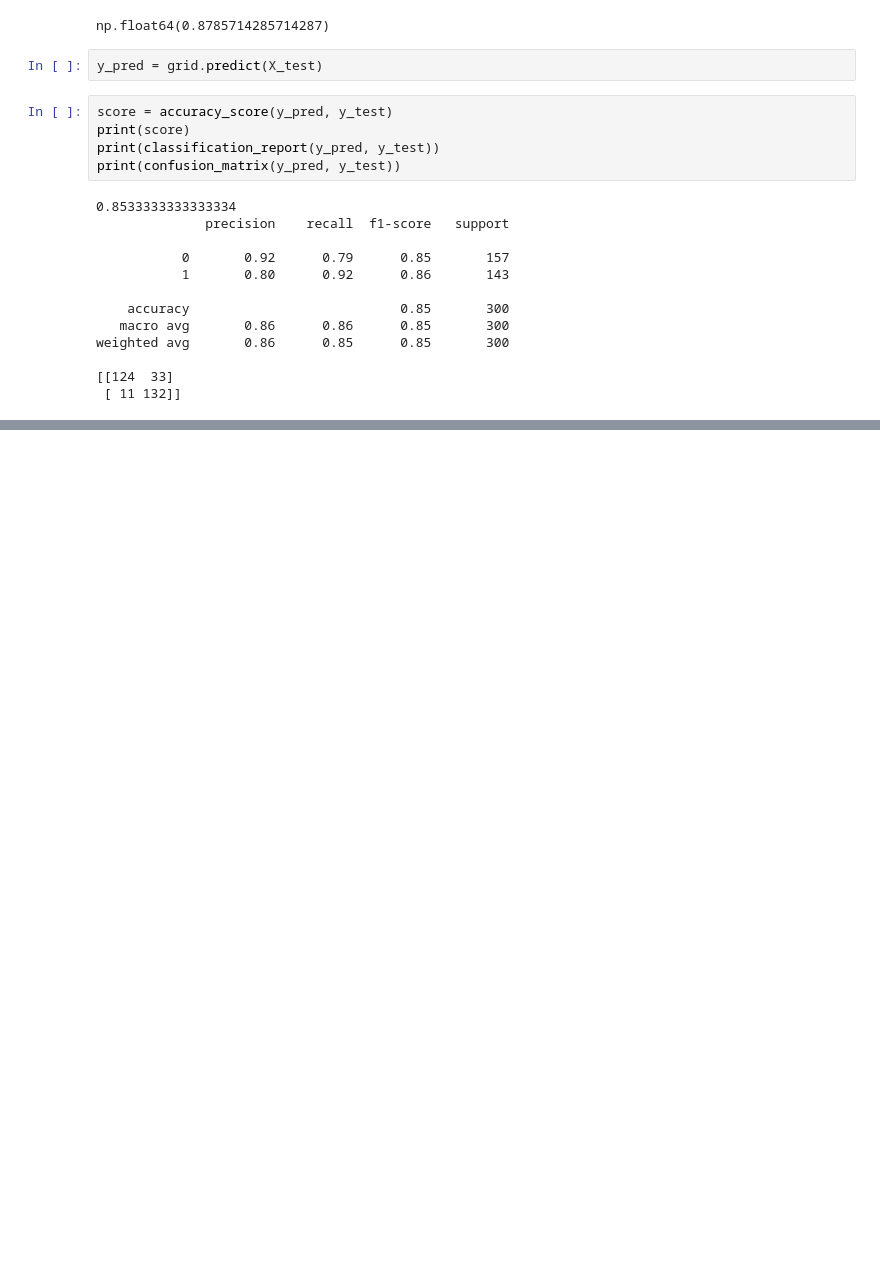
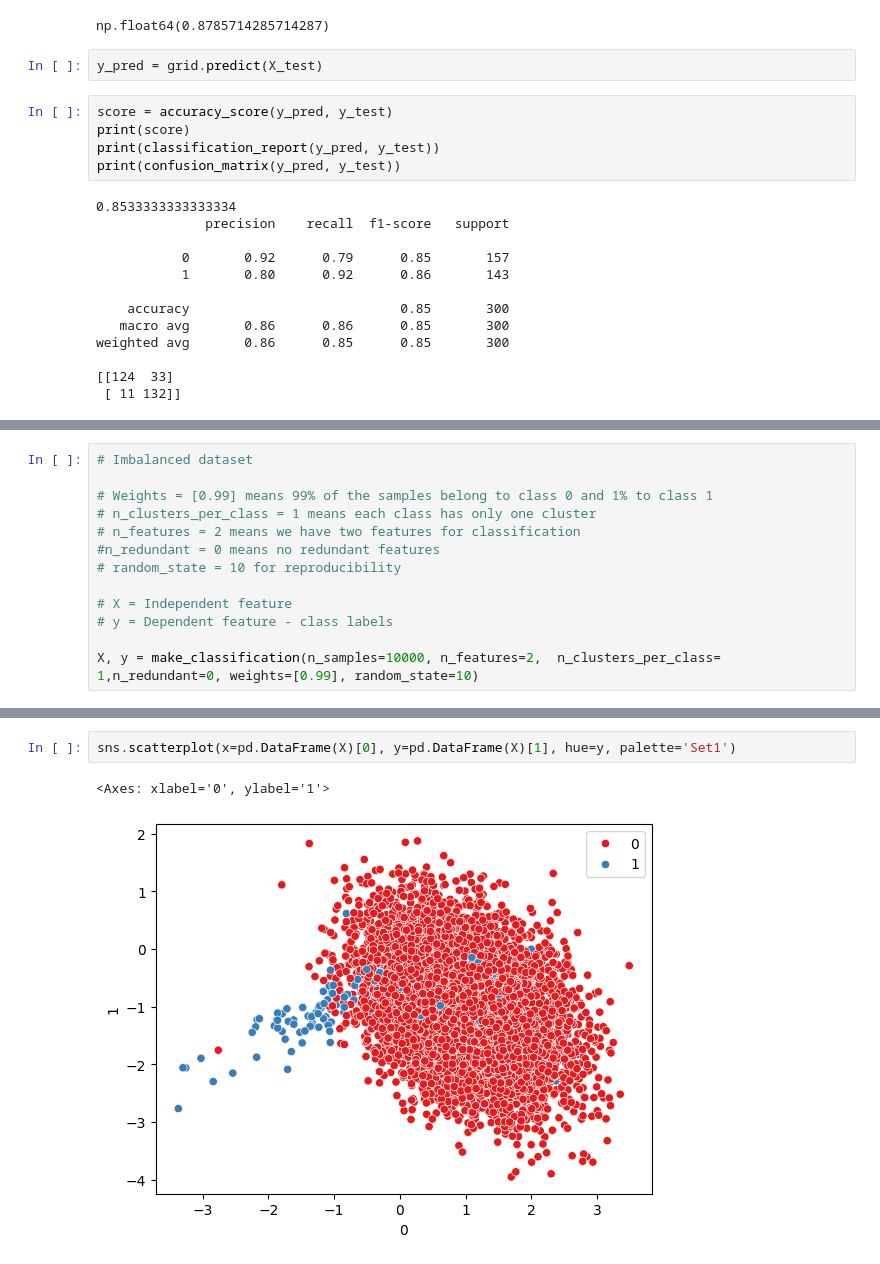
Before and after one commit to saurabbiswal/Logistic-Regression, a Jupyter notebook: notebooks/Logistic_Binary_Classification.ipynb, the cells around one changed output, grey strips where cells are left out. Drawn from its saved outputs; the diff is of its cells as text; blank space fills up the shorter version.

Commit message:
Updated with imbalanced dataset and grid_search_cv

```diff
--- a/notebooks/Logistic_Binary_Classification.ipynb
+++ b/notebooks/Logistic_Binary_Classification.ipynb
@@ -139,0 +283,13 @@ weighted avg       0.86      0.85      0.85       300
+# %%
+# Imbalanced dataset
+
+# Weights = [0.99] means 99% of the samples belong to class 0 and 1% to class 1
+# n_clusters_per_class = 1 means each class has only one cluster
+# n_features = 2 means we have two features for classification
+#n_redundant = 0 means no redundant features
+# random_state = 10 for reproducibility
+
+# X = Independent feature
+# y = Dependent feature - class labels
+
+X, y = make_classification(n_samples=10000, n_features=2,  n_clusters_per_class= 1,n_redundant=0, weights=[0.99], random_state=10)
@@ -139,0 +334,5 @@ weighted avg       0.86      0.85      0.85       300
+# %%
+sns.scatterplot(x=pd.DataFrame(X)[0], y=pd.DataFrame(X)[1], hue=y, palette='Set1')
+# %% [output]
+<Axes: xlabel='0', ylabel='1'>
+[figure, added]
```
Also changed, not shown: parts of 24 cells of this notebook.
